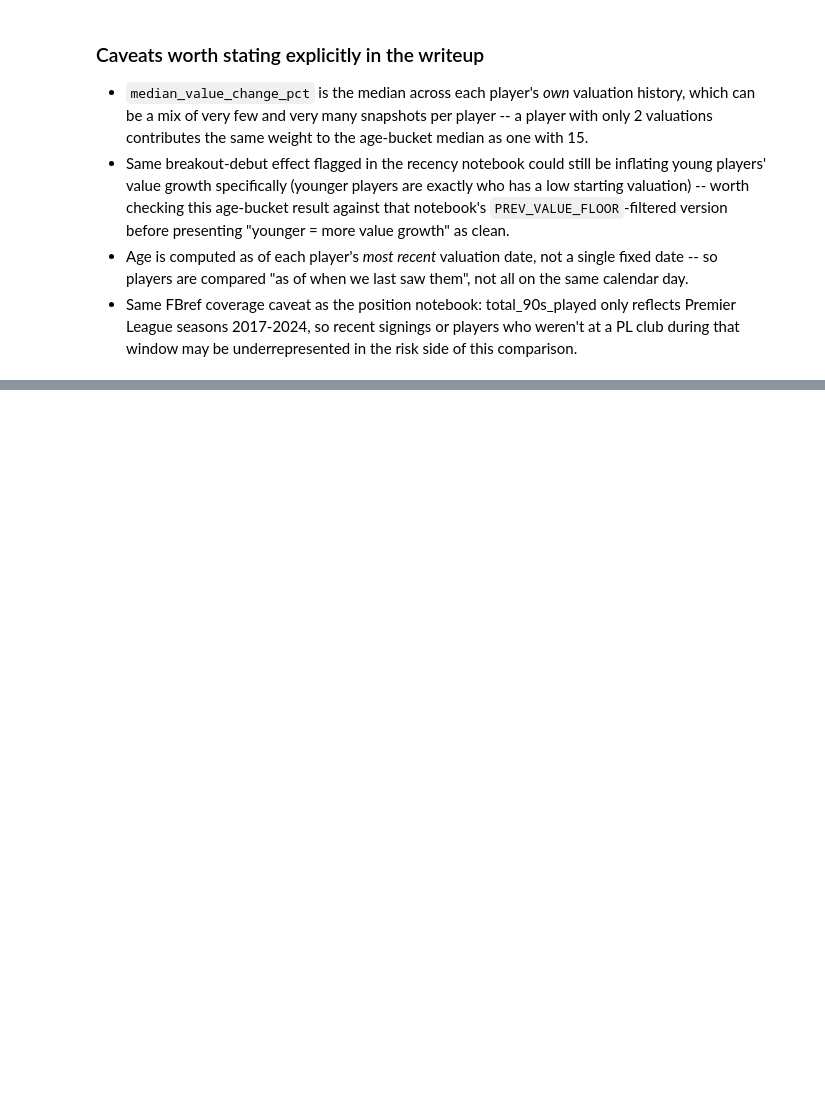
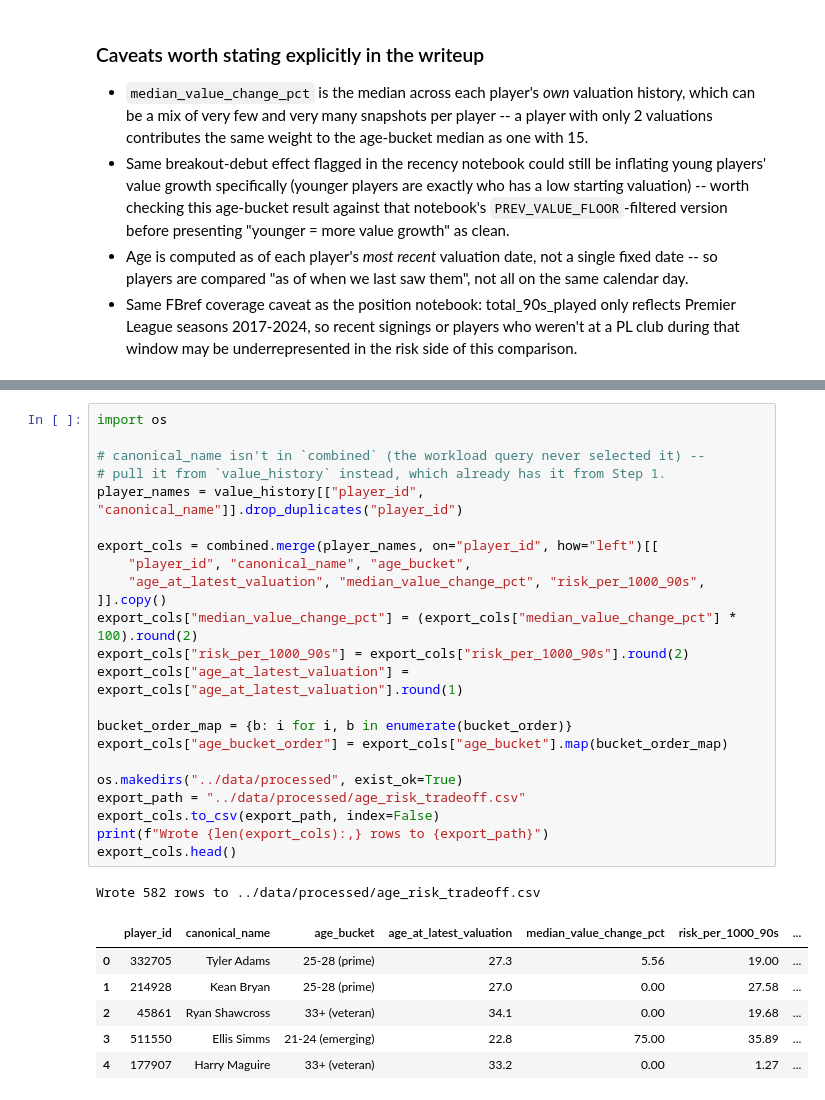
Before and after one commit to Simba90m/capstone_project_worth_the_investment_PL, a Jupyter notebook: notebooks/hypothesis_age_vs_value_risk_tradeoff.ipynb, the cells around one changed output, grey strips where cells are left out. Cells and saved outputs as stored; diff of their text form; blank space fills up the shorter version.

Commit message:
add age vs value risk analysis Notebook and worked in capstone project presentation

```diff
--- a/notebooks/hypothesis_age_vs_value_risk_tradeoff.ipynb
+++ b/notebooks/hypothesis_age_vs_value_risk_tradeoff.ipynb
@@ -206,0 +238,31 @@ plt.show()
+# %%
+import os
+
+# canonical_name isn't in `combined` (the workload query never selected it) --
+# pull it from `value_history` instead, which already has it from Step 1.
+player_names = value_history[["player_id", "canonical_name"]].drop_duplicates("player_id")
+
+export_cols = combined.merge(player_names, on="player_id", how="left")[[
+    "player_id", "canonical_name", "age_bucket",
+    "age_at_latest_valuation", "median_value_change_pct", "risk_per_1000_90s",
+]].copy()
+export_cols["median_value_change_pct"] = (export_cols["median_value_change_pct"] * 100).round(2)
+export_cols["risk_per_1000_90s"] = export_cols["risk_per_1000_90s"].round(2)
+export_cols["age_at_latest_valuation"] = export_cols["age_at_latest_valuation"].round(1)
+
+bucket_order_map = {b: i for i, b in enumerate(bucket_order)}
+export_cols["age_bucket_order"] = export_cols["age_bucket"].map(bucket_order_map)
+
+os.makedirs("../data/processed", exist_ok=True)
+export_path = "../data/processed/age_risk_tradeoff.csv"
+export_cols.to_csv(export_path, index=False)
+print(f"Wrote {len(export_cols):,} rows to {export_path}")
+export_cols.head()
+# %% [output]
+Wrote 582 rows to ../data/processed/age_risk_tradeoff.csv
+|  | player_id | canonical_name | age_bucket | age_at_latest_valuation | median_value_change_pct | risk_per_1000_90s | ... |
+| 0 | 332705 | Tyler Adams | 25-28 (prime) | 27.3 | 5.56 | 19.00 | ... |
+| 1 | 214928 | Kean Bryan | 25-28 (prime) | 27.0 | 0.00 | 27.58 | ... |
+| 2 | 45861 | Ryan Shawcross | 33+ (veteran) | 34.1 | 0.00 | 19.68 | ... |
+| 3 | 511550 | Ellis Simms | 21-24 (emerging) | 22.8 | 75.00 | 35.89 | ... |
+| 4 | 177907 | Harry Maguire | 33+ (veteran) | 33.2 | 0.00 | 1.27 | ... |
```
Also changed, not shown: parts of 8 cells of this notebook, 1 other file.
